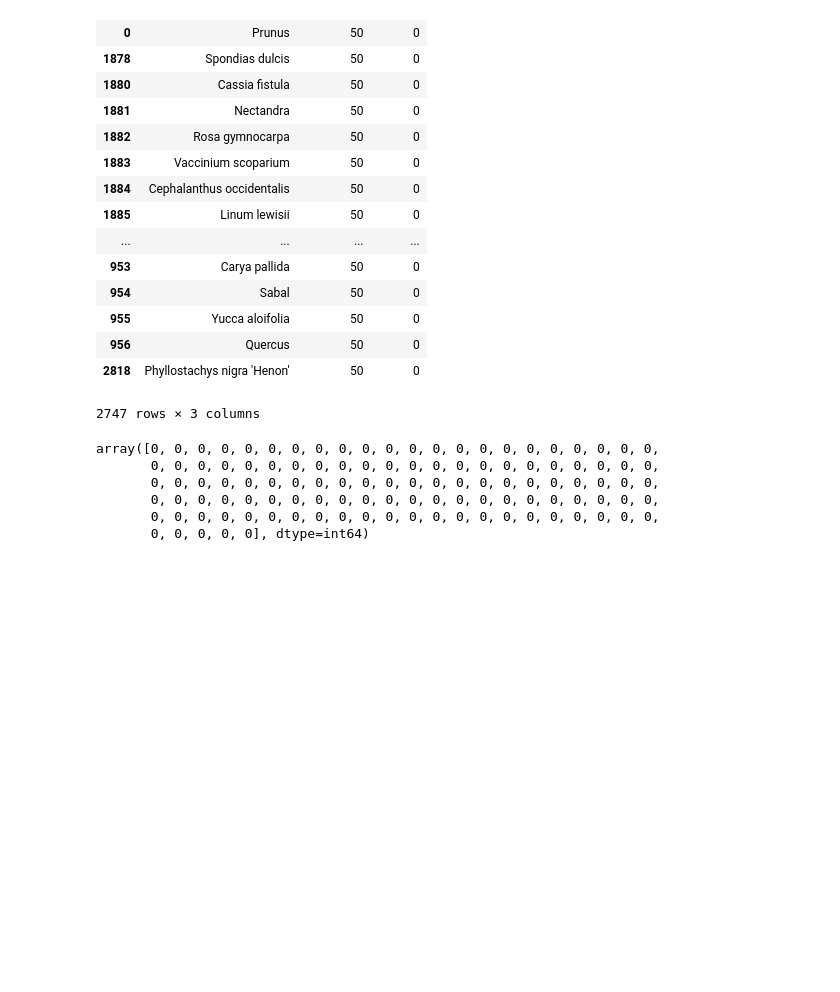
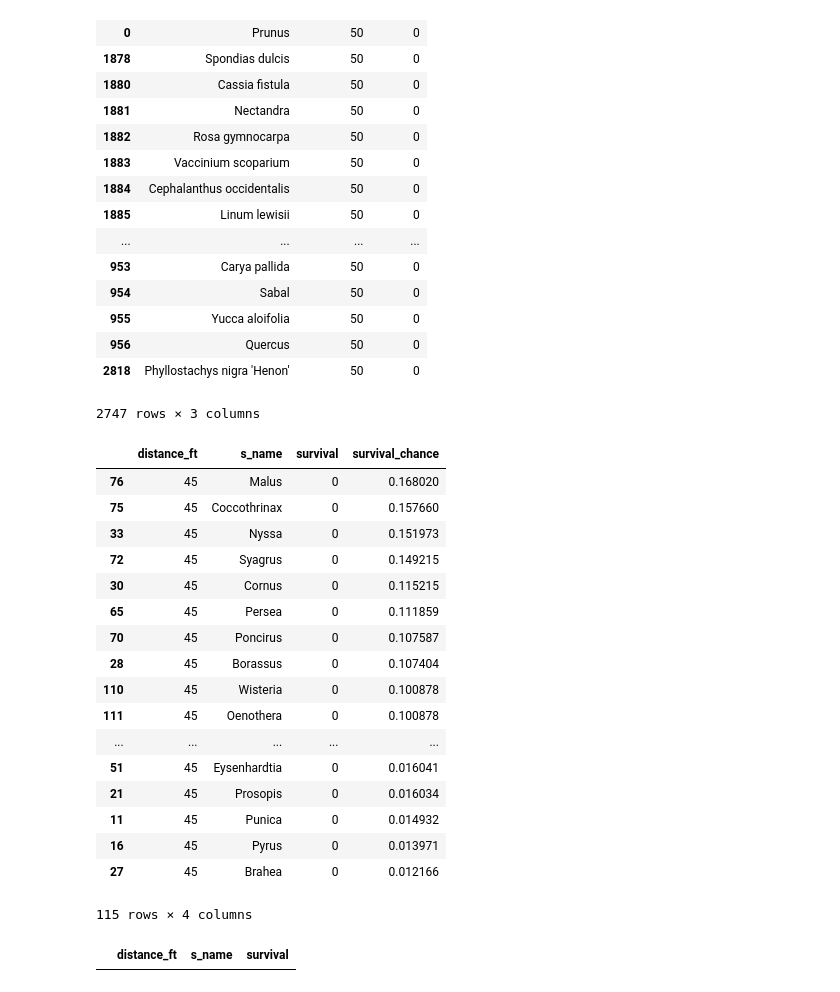
Before and after one commit to ferozumair786/UTDS-ML-Project, a Jupyter notebook: predictions.ipynb, the cells around one changed output. Saved outputs shown, nothing was run; the diff lists cells and outputs as text; code cells hidden in the pictures; blank space fills up the shorter version.

```diff
--- a/predictions.ipynb
+++ b/predictions.ipynb
@@ -122,16 +97,34 @@ pecan_model = pickle.load(open('pecan_lr.pkl', 'rb'))
 # %%
 pecan_df = pd.read_csv('predict_df.csv')
 # %%
-pecan_model.predict(pecan_df[['s_name', 'distance_ft']])
+pecan_df['survival'] = pecan_model.predict(pecan_df[['s_name', 'distance_ft']])
-# %% [output]
-array([0, 0, 0, 0, 0, 0, 0, 0, 0, 0, 0, 0, 0, 0, 0, 0, 0, 0, 0, 0, 0, 0,
-       0, 0, 0, 0, 0, 0, 0, 0, 0, 0, 0, 0, 0, 0, 0, 0, 0, 0, 0, 0, 0, 0,
-       0, 0, 0, 0, 0, 0, 0, 0, 0, 0, 0, 0, 0, 0, 0, 0, 0, 0, 0, 0, 0, 0,
-       0, 0, 0, 0, 0, 0, 0, 0, 0, 0, 0, 0, 0, 0, 0, 0, 0, 0, 0, 0, 0, 0,
-       0, 0, 0, 0, 0, 0, 0, 0, 0, 0, 0, 0, 0, 0, 0, 0, 0, 0, 0, 0, 0, 0,
-       0, 0, 0, 0, 0], dtype=int64)
+# %%
+pecan_df['survival_chance'] = pecan_model.predict_proba(pecan_df[['s_name', 'distance_ft']])[:, 1]
+# %%
+pecan_df.sort_values(by='survival_chance', ascending=False)
+# %% [output]
+|  | distance_ft | s_name | survival | survival_chance |
+| 76 | 45 | Malus | 0 | 0.168020 |
+| 75 | 45 | Coccothrinax | 0 | 0.157660 |
+| 33 | 45 | Nyssa | 0 | 0.151973 |
+| 72 | 45 | Syagrus | 0 | 0.149215 |
+| 30 | 45 | Cornus | 0 | 0.115215 |
+| 65 | 45 | Persea | 0 | 0.111859 |
+| 70 | 45 | Poncirus | 0 | 0.107587 |
+| 28 | 45 | Borassus | 0 | 0.107404 |
+| 110 | 45 | Wisteria | 0 | 0.100878 |
+| 111 | 45 | Oenothera | 0 | 0.100878 |
+| ... | ... | ... | ... | ... |
+| 51 | 45 | Eysenhardtia | 0 | 0.016041 |
+| 21 | 45 | Prosopis | 0 | 0.016034 |
+| 11 | 45 | Punica | 0 | 0.014932 |
+| 16 | 45 | Pyrus | 0 | 0.013971 |
+| 27 | 45 | Brahea | 0 | 0.012166 |
+115 rows × 4 columns
 # %%
 pecan_df[pecan_df['survival'] != 0]
+# %% [output]
+|  | distance_ft | s_name | survival |
 # %%
 survived_df = pd.read_csv('tableau_data.csv')
 survived_df.head()
```
Also changed, not shown: parts of 6 cells of this notebook, 9 other files.
